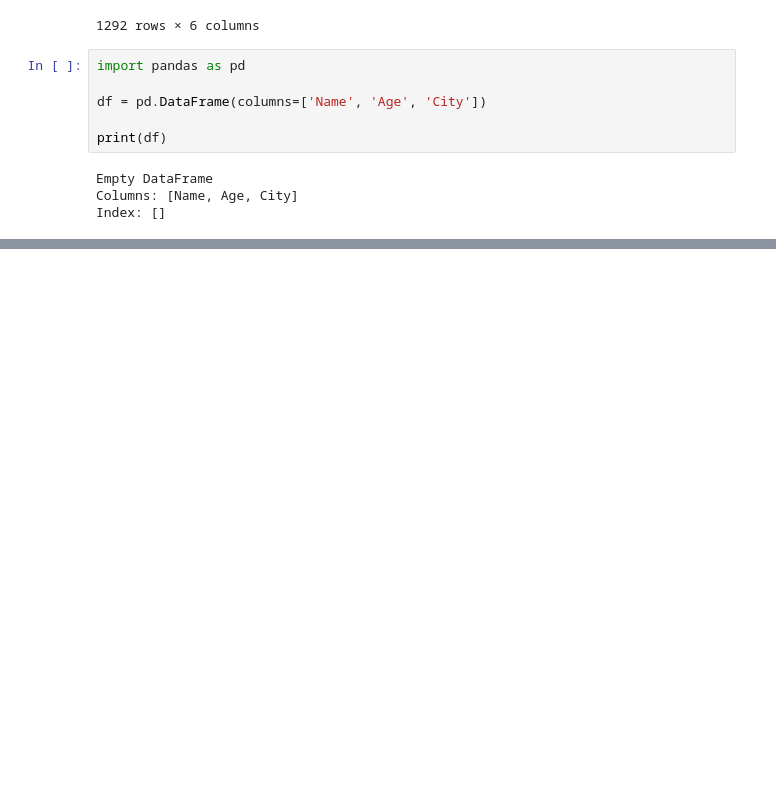
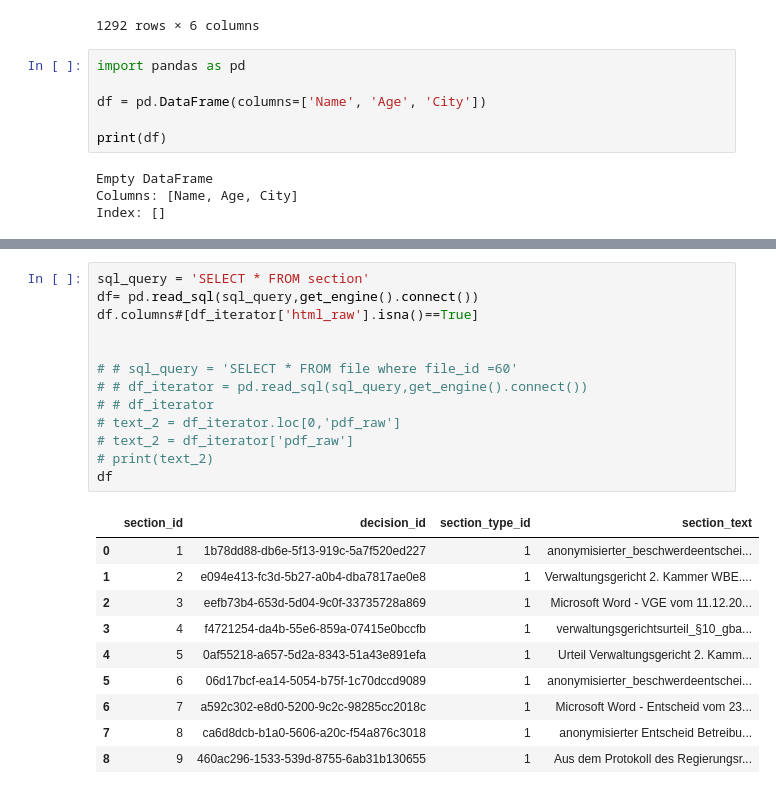
Before and after one commit to JoelNiklaus/SwissCourtRulingCorpus, a Jupyter notebook: test.ipynb, the cells around one changed output, grey strips where cells are left out. Saved outputs shown, nothing was run; the diff lists cells and outputs as text; blank space fills up the shorter version.

```diff
--- a/test.ipynb
+++ b/test.ipynb
@@ -495,0 +712,24 @@ df_list[0]
+# %%
+sql_query = 'SELECT * FROM section'
+df= pd.read_sql(sql_query,get_engine().connect())
+df.columns#[df_iterator['html_raw'].isna()==True]
+
+
+# # sql_query = 'SELECT * FROM file where file_id =60'
+# # df_iterator = pd.read_sql(sql_query,get_engine().connect())
+# # df_iterator
+# text_2 = df_iterator.loc[0,'pdf_raw']
+# text_2 = df_iterator['pdf_raw']
+# print(text_2)
+df
+# %% [output]
+|  | section_id | decision_id | section_type_id | section_text |
+| 0 | 1 | 1b78dd88-db6e-5f13-919c-5a7f520ed227 | 1 | anonymisierter_beschwerdeentschei... |
+| 1 | 2 | e094e413-fc3d-5b27-a0b4-dba7817ae0e8 | 1 | Verwaltungsgericht 2. Kammer WBE.... |
+| 2 | 3 | eefb73b4-653d-5d04-9c0f-33735728a869 | 1 | Microsoft Word - VGE vom 11.12.20... |
+| 3 | 4 | f4721254-da4b-55e6-859a-07415e0bccfb | 1 | verwaltungsgerichtsurteil_§10_gba... |
+| 4 | 5 | 0af55218-a657-5d2a-8343-51a43e891efa | 1 | Urteil Verwaltungsgericht 2. Kamm... |
+| 5 | 6 | 06d17bcf-ea14-5054-b75f-1c70dccd9089 | 1 | anonymisierter_beschwerdeentschei... |
+| 6 | 7 | a592c302-e8d0-5200-9c2c-98285cc2018c | 1 | Microsoft Word - Entscheid vom 23... |
+| 7 | 8 | ca6d8dcb-b1a0-5606-a20c-f54a876c3018 | 1 | anonymisierter Entscheid Betreibu... |
+| 8 | 9 | 460ac296-1533-539d-8755-6ab31b130655 | 1 | Aus dem Protokoll des Regierungsr... |
```
Also changed, not shown: parts of 28 cells of this notebook, 6 other files.
